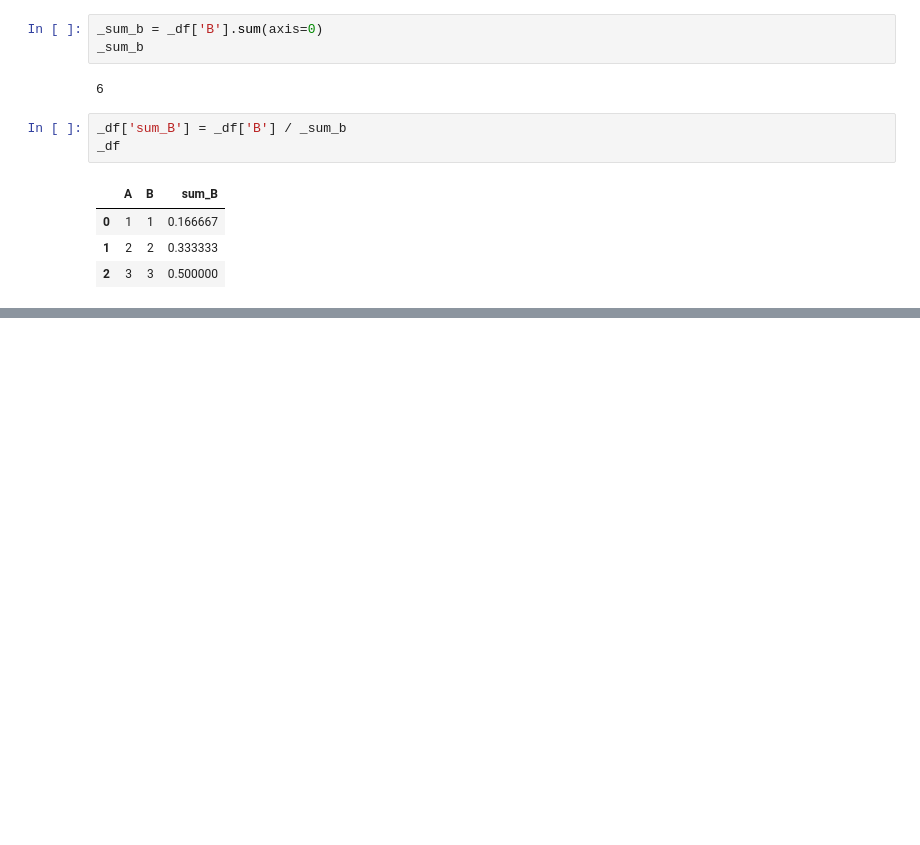
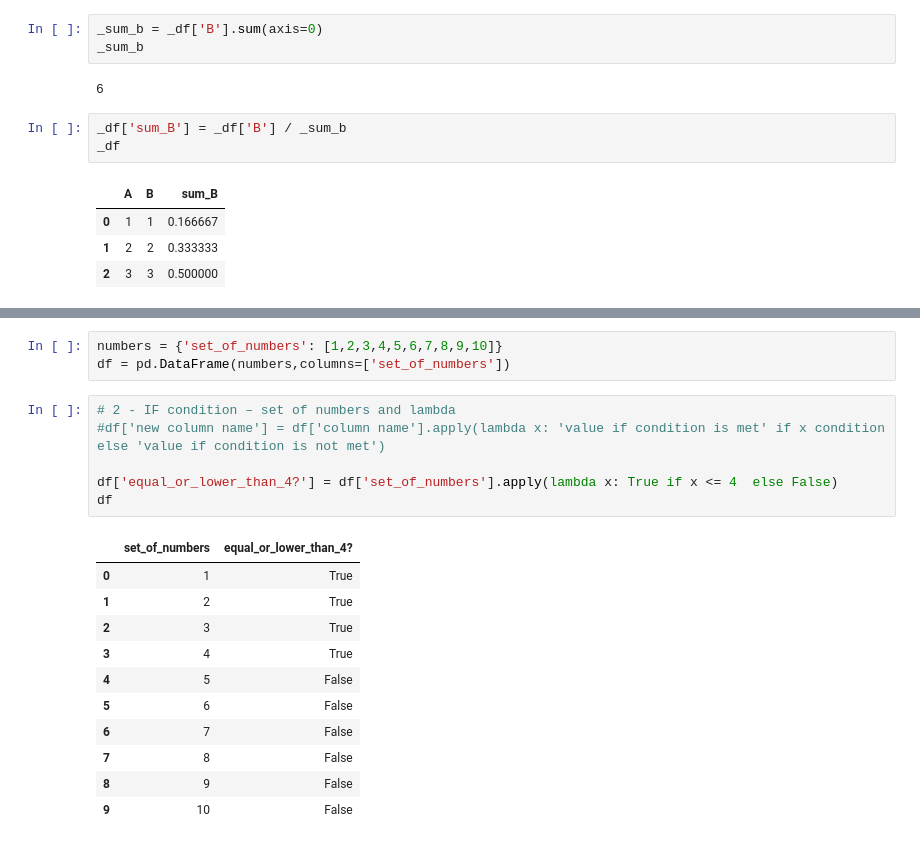
Before and after one commit to alexaugusto23/python_developer, a Jupyter notebook: Planejamento - Lógicas/Scripts e Notebooks/logicas_pyplan.ipynb, the cells around one changed output, grey strips where cells are left out. Saved outputs shown, nothing was run; the diff lists cells and outputs as text; blank space fills up the shorter version.

Commit message:
if conditions

```diff
--- a/Planejamento - Lógicas/Scripts e Notebooks/logicas_pyplan.ipynb
+++ b/Planejamento - Lógicas/Scripts e Notebooks/logicas_pyplan.ipynb
@@ -1661,0 +1703,21 @@ _df
+# %%
+numbers = {'set_of_numbers': [1,2,3,4,5,6,7,8,9,10]}
+df = pd.DataFrame(numbers,columns=['set_of_numbers'])
+# %%
+# 2 - IF condition – set of numbers and lambda
+#df['new column name'] = df['column name'].apply(lambda x: 'value if condition is met' if x condition else 'value if condition is not met')
+
+df['equal_or_lower_than_4?'] = df['set_of_numbers'].apply(lambda x: True if x <= 4  else False)
+df
+# %% [output]
+|  | set_of_numbers | equal_or_lower_than_4? |
+| 0 | 1 | True |
+| 1 | 2 | True |
+| 2 | 3 | True |
+| 3 | 4 | True |
+| 4 | 5 | False |
+| 5 | 6 | False |
+| 6 | 7 | False |
+| 7 | 8 | False |
+| 8 | 9 | False |
+| 9 | 10 | False |
```
Also changed, not shown: parts of 7 cells of this notebook.
